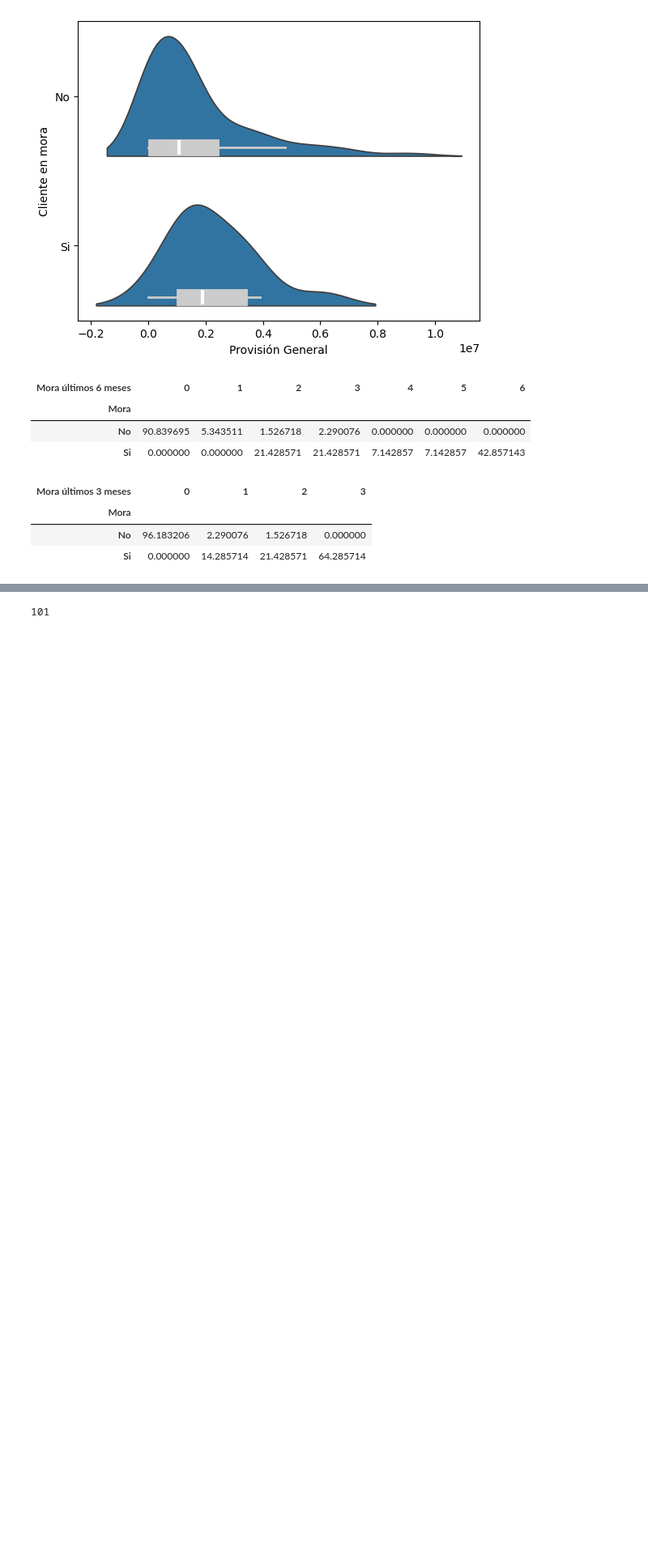
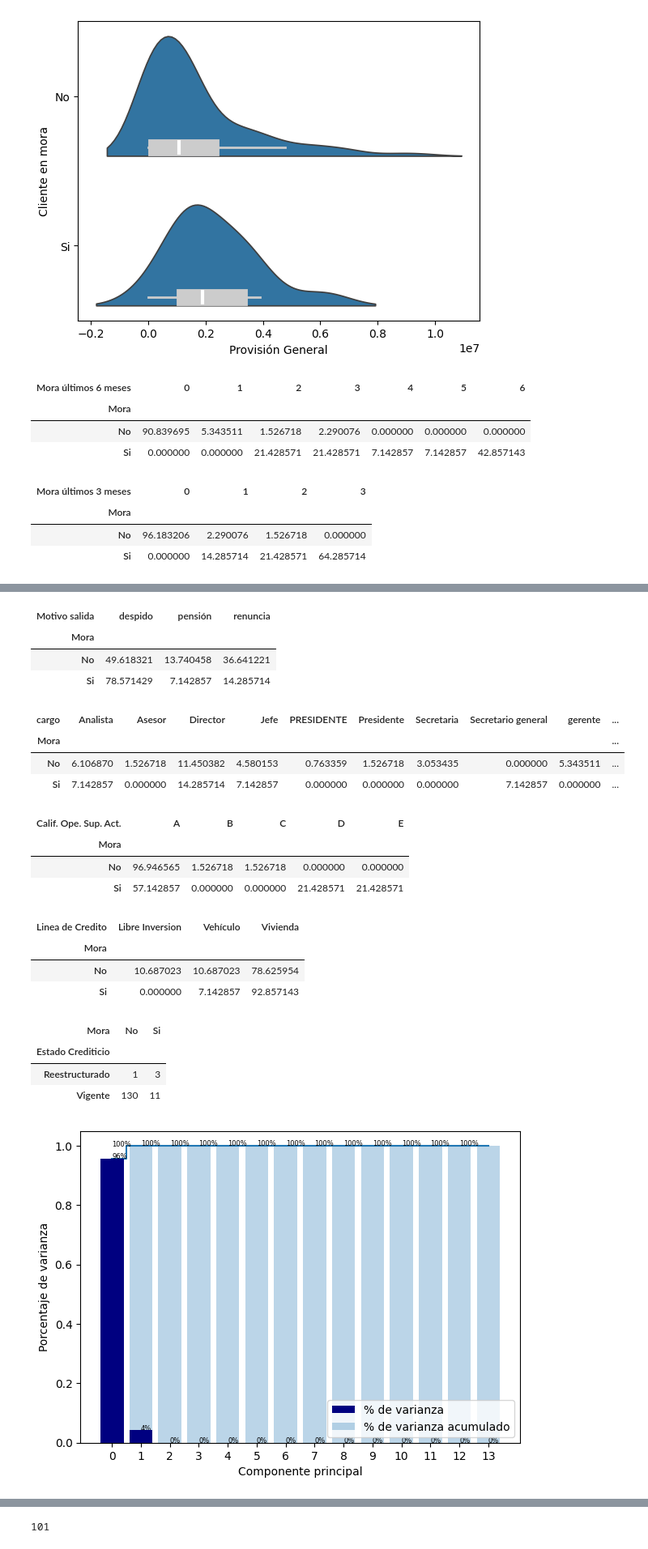
Before and after one commit to wicalo/ProyectoAna, a Jupyter notebook: Codigo/RegresionLogistica.ipynb, the cells around one changed output, grey strips where cells are left out. Shown: that part at 81% size. Saved outputs shown, nothing was run; the diff lists cells and outputs as text; code cells hidden in the pictures; blank space fills up the shorter version.

```diff
--- a/Codigo/RegresionLogistica.ipynb
+++ b/Codigo/RegresionLogistica.ipynb
@@ -270,0 +330,72 @@ pd.crosstab(datos['Mora'],datos['Mora últimos 3 meses']).apply(lambda row: row
+# %%
+var_cat=[]
+var_cat.append("Motivo salida")
+pd.crosstab(datos['Mora'],datos['Motivo salida']).apply(lambda row: row / row.sum(), axis=1)*100
+# %% [output]
+| Motivo salida | despido | pensión | renuncia |
+| Mora |  |  |  |
+| No | 49.618321 | 13.740458 | 36.641221 |
+| Si | 78.571429 | 7.142857 | 14.285714 |
+# %%
+var_cat=[]
+var_cat.append("cargo")
+pd.crosstab(datos['Mora'],datos['cargo']).apply(lambda row: row / row.sum(), axis=1)*100
+# %% [output]
+| cargo | Analista | Asesor | Director | Jefe | PRESIDENTE | Presidente | Secretaria | Secretario general | gerente | ... |
+| Mora |  |  |  |  |  |  |  |  |  | ... |
+| No | 6.106870 | 1.526718 | 11.450382 | 4.580153 | 0.763359 | 1.526718 | 3.053435 | 0.000000 | 5.343511 | ... |
+| Si | 7.142857 | 0.000000 | 14.285714 | 7.142857 | 0.000000 | 0.000000 | 0.000000 | 7.142857 | 0.000000 | ... |
+# %%
+var_cat=[]
+var_cat.append("Calif. Ope. Sup. Act.")
+pd.crosstab(datos['Mora'],datos['Calif. Ope. Sup. Act.']).apply(lambda row: row / row.sum(), axis=1)*100
+# %% [output]
+| Calif. Ope. Sup. Act. | A | B | C | D | E |
+| Mora |  |  |  |  |  |
+| No | 96.946565 | 1.526718 | 1.526718 | 0.000000 | 0.000000 |
+| Si | 57.142857 | 0.000000 | 0.000000 | 21.428571 | 21.428571 |
+# %%
+var_cat=[]
+var_cat.append("Linea de Credito")
+pd.crosstab(datos['Mora'],datos['Linea de Credito']).apply(lambda row: row / row.sum(), axis=1)*100
+# %% [output]
+| Linea de Credito | Libre Inversion | Vehículo | Vivienda |
+| Mora |  |  |  |
+| No | 10.687023 | 10.687023 | 78.625954 |
+| Si | 0.000000 | 7.142857 | 92.857143 |
+# %%
+pd.crosstab(datos['Estado Crediticio'],datos['Mora'])
+# %% [output]
+| Mora | No | Si |
+| Estado Crediticio |  |  |
+| Reestructurado | 1 | 3 |
+| Vigente | 130 | 11 |
+# %%
+from sklearn.decomposition import PCA
+X=datos[var_num[:-2]]
+# hacemos el modelo
+acp = PCA(n_components=None)
+acp.fit_transform(X)
+
+# Calculamos la varianza explicada por las  primeras componenetes principales
+explained_variance=acp.explained_variance_ratio_
+cum_explained_variance=acp.explained_variance_ratio_.cumsum()
+
+fig, ax = plt.subplots(figsize = (7, 5))
+x_range=range(14)
+ax.bar(x = x_range, height = explained_variance, zorder = 20,
+       color = "navy", label = "% de varianza")
+ax.bar(x = x_range, height = cum_explained_variance, alpha = 0.3,
+       label = "% de varianza acumulado")
+ax.step(x = x_range, y = cum_explained_variance, where = "mid")
+ax.set_xlabel("Componente principal")
+ax.set_ylabel("Porcentaje de varianza")
+for i, v in enumerate(explained_variance):
+    ax.text(x = i , y = v , s = str(round(v * 100)) + "%",fontsize=6)
+for i, v in enumerate(cum_explained_variance[1:], start = 0):
+    ax.text(x = i , y = v , s = str(round(v * 100)) + "%",fontsize=6)
+ax.set_xticks(x_range, labels = x_range)
+ax.legend()
+plt.show()
+# %% [output]
+[figure, added]
```
Also changed, not shown: parts of 30 cells of this notebook, 1 other file.
